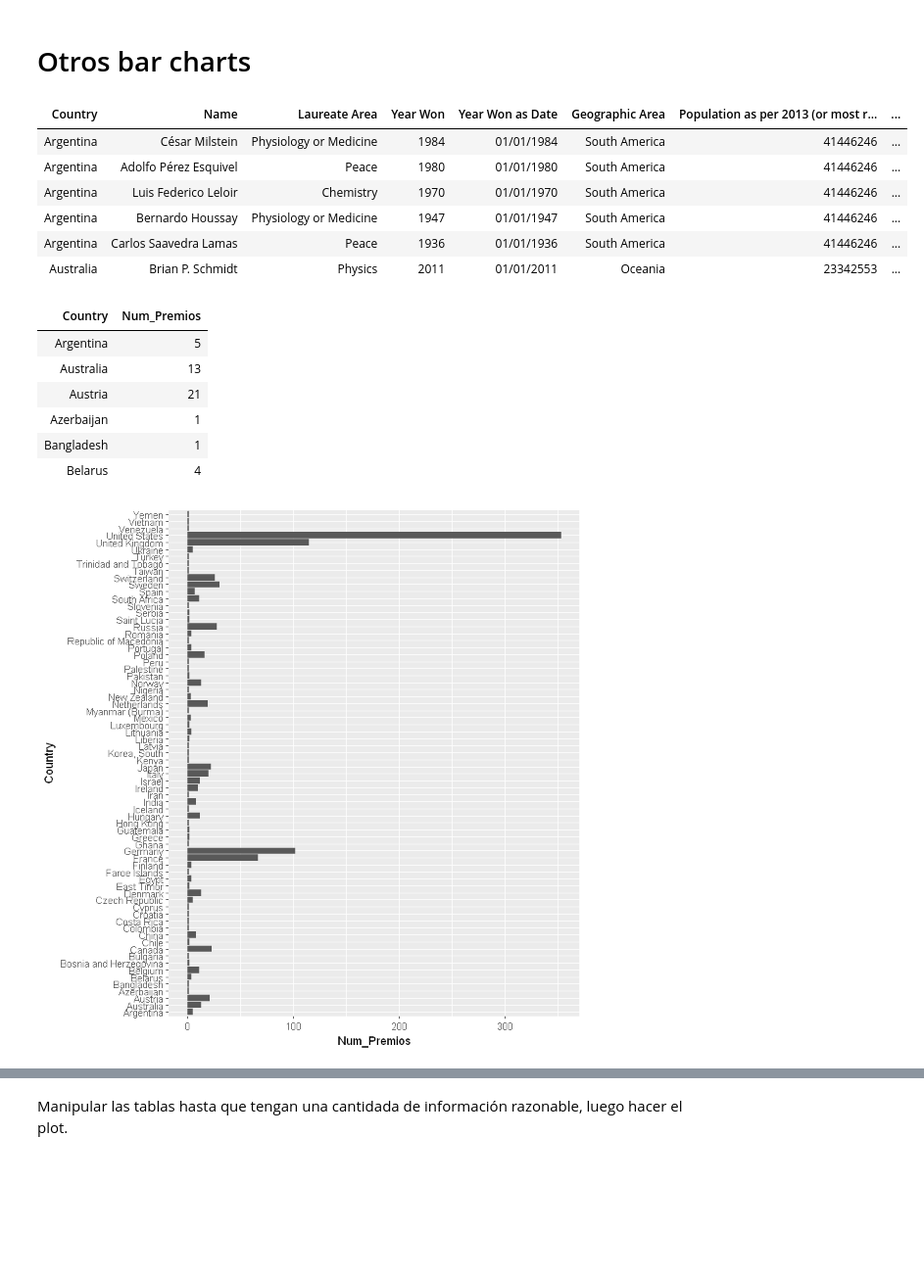
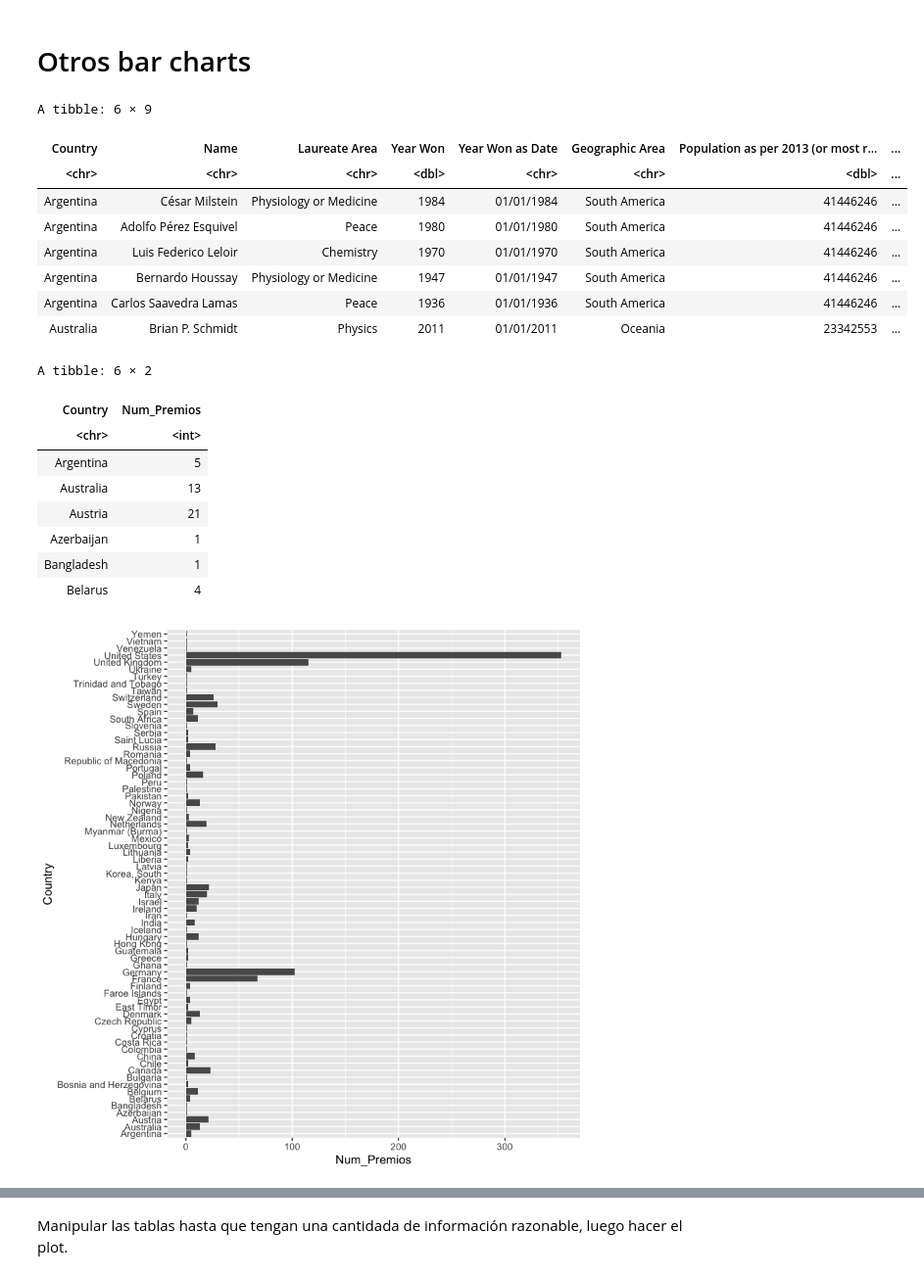
Before and after one commit to notblank/Curso-Stat-Public, a Jupyter notebook: Cursos/Curso_07_Data_Viz_1.ipynb, the cells around one changed output, grey strips where cells are left out. Shown at 98% size. Saved outputs shown, nothing was run; the diff lists cells and outputs as text; code cells hidden in the pictures; blank space fills up the shorter version.

```diff
--- a/Cursos/Curso_07_Data_Viz_1.ipynb
+++ b/Cursos/Curso_07_Data_Viz_1.ipynb
@@ -132,12 +206,14 @@ En un gráfico, área debe ser proporcional al valor que representa.
 # %%
 library(readxl)
 library(dplyr)
 library(ggplot2)
 
-NobelLaureates <- read_excel("C:/Users/Personal/Data-Science-Students/Tables/Tables_CS109/NobelLaureates.xlsx")
+NobelLaureates <- read_excel("../tablas/Tables_CS109/NobelLaureates.xlsx")
 head(NobelLaureates)
 # %% [output]
+A tibble: 6 × 9
 | Country | Name | Laureate Area | Year Won | Year Won as Date | Geographic Area | Population as per 2013 (or most r... | ... |
+| <chr> | <chr> | <chr> | <dbl> | <chr> | <chr> | <dbl> | ... |
 | Argentina | César Milstein | Physiology or Medicine | 1984 | 01/01/1984 | South America | 41446246 | ... |
 | Argentina | Adolfo Pérez Esquivel | Peace | 1980 | 01/01/1980 | South America | 41446246 | ... |
 | Argentina | Luis Federico Leloir | Chemistry | 1970 | 01/01/1970 | South America | 41446246 | ... |
@@ -149,7 +225,9 @@ NobelCountry <- NobelLaureates %>% select(Country) %>% group_by(Country) %>%
                 summarise(Num_Premios = n())
 head(NobelCountry)
 # %% [output]
+A tibble: 6 × 2
 | Country | Num_Premios |
+| <chr> | <int> |
 | Argentina | 5 |
 | Australia | 13 |
 | Austria | 21 |
@@ -159,7 +237,7 @@ head(NobelCountry)
 # %%
 ggplot(NobelCountry, aes(Country, Num_Premios)) + geom_bar(stat = "identity") + coord_flip()
 # %% [output]
-[figure, old version]
+[figure, new version]
 # %%
  ggplot(NobelCountry, aes(x = reorder(Country, +Num_Premios), y = Num_Premios)) + geom_bar(stat = "identity") +
                 coord_flip() + xlab("País")
```
Also changed, not shown: parts of 27 cells of this notebook, 1 other file.
